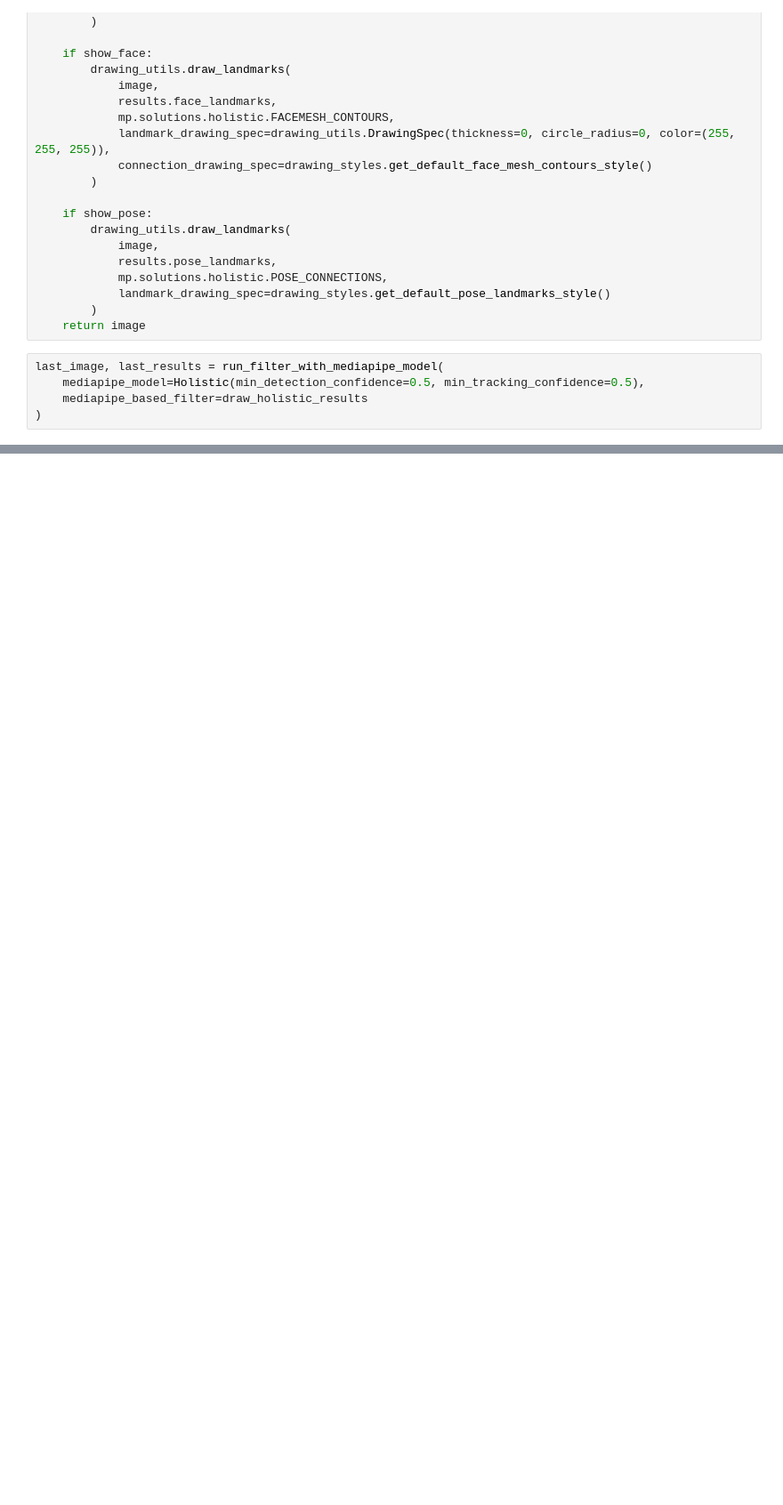
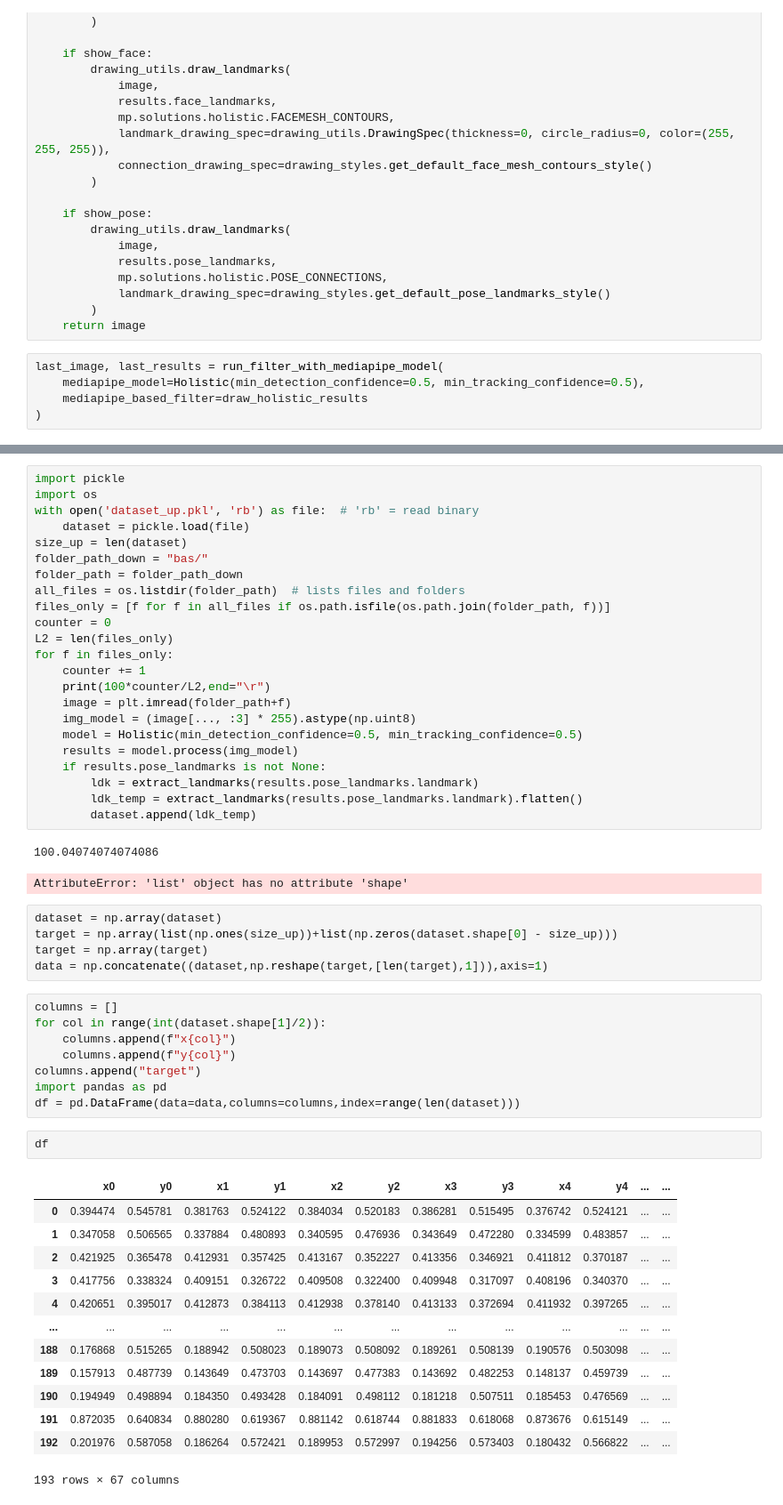
Before and after one commit to yiranlus/push-up-counter, a Jupyter notebook: ACV.ipynb, the cells around one changed output, grey strips where cells are left out. Shown: that part at 89% size. Saved outputs shown, nothing was run; the diff lists cells and outputs as text; blank space fills up the shorter version.

```diff
--- a/ACV.ipynb
+++ b/ACV.ipynb
@@ -186,0 +225,55 @@ last_image, last_results = run_filter_with_mediapipe_model(
+# %%
+import pickle
+import os
+with open('dataset_up.pkl', 'rb') as file:  # 'rb' = read binary
+    dataset = pickle.load(file)
+size_up = len(dataset)
+folder_path_down = "bas/"
+folder_path = folder_path_down
+all_files = os.listdir(folder_path)  # lists files and folders
+files_only = [f for f in all_files if os.path.isfile(os.path.join(folder_path, f))]
+counter = 0
+L2 = len(files_only)
+for f in files_only:
+    counter += 1
+    print(100*counter/L2,end="\r")
+    image = plt.imread(folder_path+f)
+    img_model = (image[..., :3] * 255).astype(np.uint8)
+    model = Holistic(min_detection_confidence=0.5, min_tracking_confidence=0.5)
+    results = model.process(img_model)
+    if results.pose_landmarks is not None:
+        ldk = extract_landmarks(results.pose_landmarks.landmark)
+        ldk_temp = extract_landmarks(results.pose_landmarks.landmark).flatten()
+        dataset.append(ldk_temp)
+# %% [output]
+100.04074074074086
+AttributeError: 'list' object has no attribute 'shape'
+# %%
+dataset = np.array(dataset)
+target = np.array(list(np.ones(size_up))+list(np.zeros(dataset.shape[0] - size_up)))
+target = np.array(target)
+data = np.concatenate((dataset,np.reshape(target,[len(target),1])),axis=1)
+# %%
+columns = []
+for col in range(int(dataset.shape[1]/2)):
+    columns.append(f"x{col}")
+    columns.append(f"y{col}")
+columns.append("target")
+import pandas as pd
+df = pd.DataFrame(data=data,columns=columns,index=range(len(dataset)))
+# %%
+df
+# %% [output]
+|  | x0 | y0 | x1 | y1 | x2 | y2 | x3 | y3 | x4 | y4 | ... | ... |
+| 0 | 0.394474 | 0.545781 | 0.381763 | 0.524122 | 0.384034 | 0.520183 | 0.386281 | 0.515495 | 0.376742 | 0.524121 | ... | ... |
+| 1 | 0.347058 | 0.506565 | 0.337884 | 0.480893 | 0.340595 | 0.476936 | 0.343649 | 0.472280 | 0.334599 | 0.483857 | ... | ... |
+| 2 | 0.421925 | 0.365478 | 0.412931 | 0.357425 | 0.413167 | 0.352227 | 0.413356 | 0.346921 | 0.411812 | 0.370187 | ... | ... |
+| 3 | 0.417756 | 0.338324 | 0.409151 | 0.326722 | 0.409508 | 0.322400 | 0.409948 | 0.317097 | 0.408196 | 0.340370 | ... | ... |
+| 4 | 0.420651 | 0.395017 | 0.412873 | 0.384113 | 0.412938 | 0.378140 | 0.413133 | 0.372694 | 0.411932 | 0.397265 | ... | ... |
+| ... | ... | ... | ... | ... | ... | ... | ... | ... | ... | ... | ... | ... |
+| 188 | 0.176868 | 0.515265 | 0.188942 | 0.508023 | 0.189073 | 0.508092 | 0.189261 | 0.508139 | 0.190576 | 0.503098 | ... | ... |
+| 189 | 0.157913 | 0.487739 | 0.143649 | 0.473703 | 0.143697 | 0.477383 | 0.143692 | 0.482253 | 0.148137 | 0.459739 | ... | ... |
+| 190 | 0.194949 | 0.498894 | 0.184350 | 0.493428 | 0.184091 | 0.498112 | 0.181218 | 0.507511 | 0.185453 | 0.476569 | ... | ... |
+| 191 | 0.872035 | 0.640834 | 0.880280 | 0.619367 | 0.881142 | 0.618744 | 0.881833 | 0.618068 | 0.873676 | 0.615149 | ... | ... |
+| 192 | 0.201976 | 0.587058 | 0.186264 | 0.572421 | 0.189953 | 0.572997 | 0.194256 | 0.573403 | 0.180432 | 0.566822 | ... | ... |
+193 rows × 67 columns
```
Also changed, not shown: parts of 35 cells of this notebook, 18 other files.
